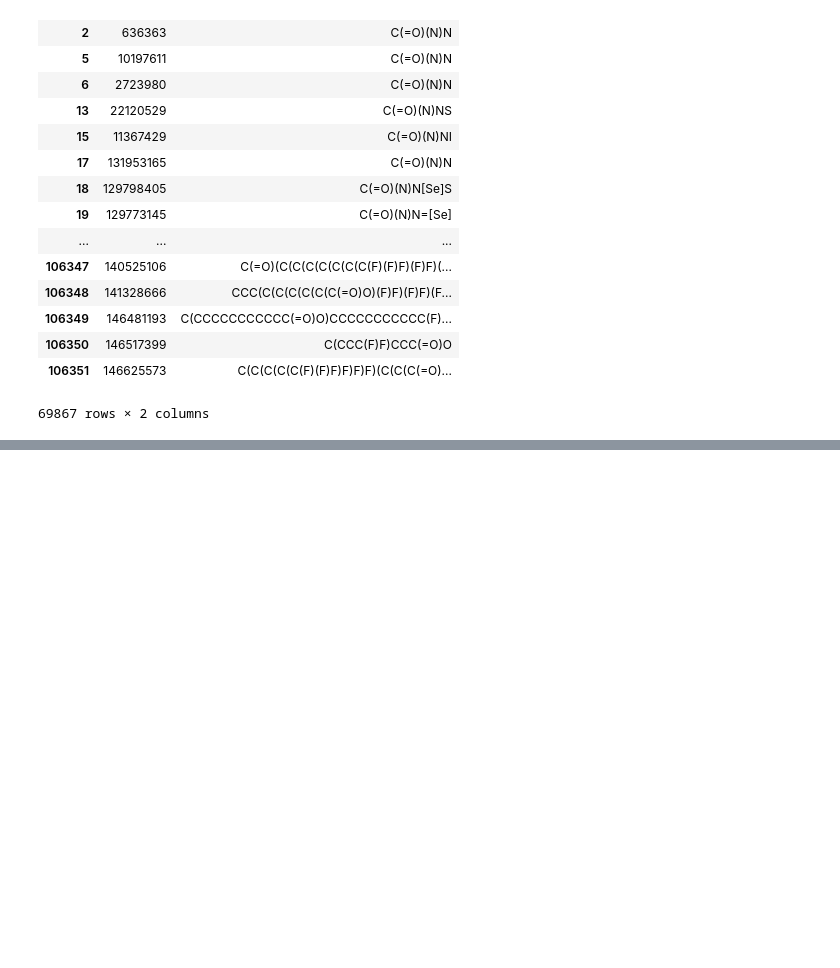
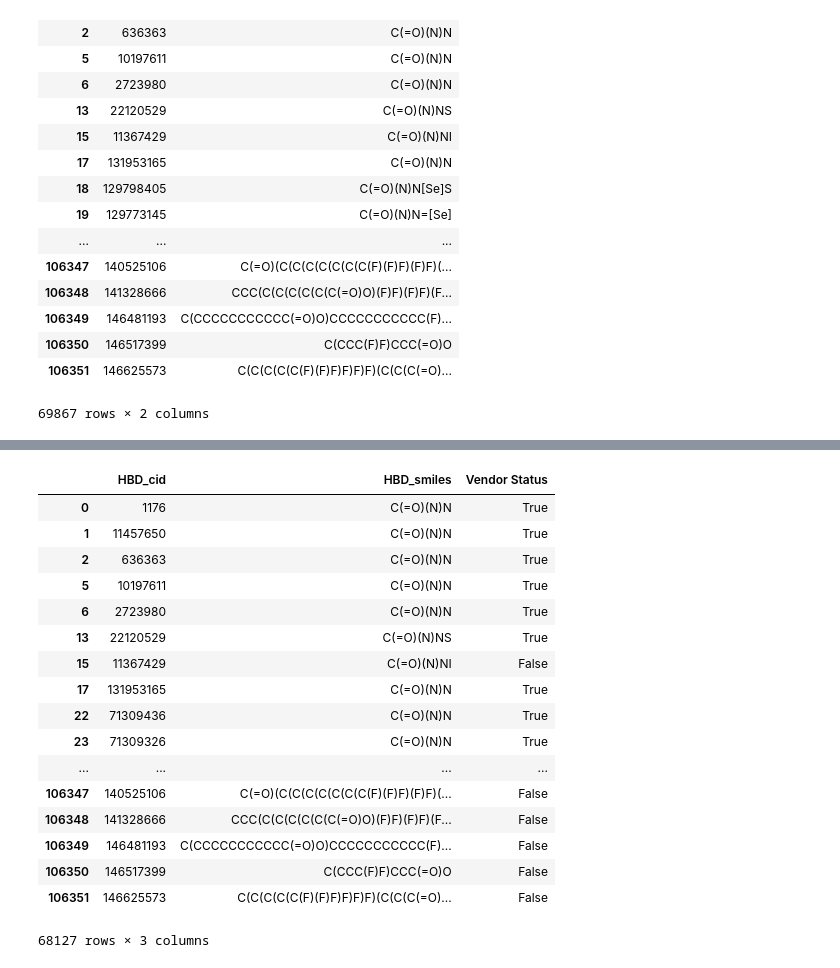
Before and after one commit to jrodguez/des-basis-set, a Jupyter notebook: scripts/pubchem/reducing_basis_set.ipynb, the cells around one changed output, grey strips where cells are left out. Saved outputs shown, nothing was run; the diff lists cells and outputs as text; code cells hidden in the pictures; blank space fills up the shorter version.

Commit message:
obtained vendor status information for all of the hba and hbd csv's. Fixed bug issues with vendor_status.py code

```diff
--- a/scripts/pubchem/reducing_basis_set.ipynb
+++ b/scripts/pubchem/reducing_basis_set.ipynb
@@ -149,0 +248,2 @@ from vendor_status import vendor_status
+# %%
+hbd_vendor = vendor_status(hbd, 'HBD_cid')
@@ -149,0 +268,21 @@ from vendor_status import vendor_status
+# %%
+hbd_vendor
+# %% [output]
+|  | HBD_cid | HBD_smiles | Vendor Status |
+| 0 | 1176 | C(=O)(N)N | True |
+| 1 | 11457650 | C(=O)(N)N | True |
+| 2 | 636363 | C(=O)(N)N | True |
+| 5 | 10197611 | C(=O)(N)N | True |
+| 6 | 2723980 | C(=O)(N)N | True |
+| 13 | 22120529 | C(=O)(N)NS | True |
+| 15 | 11367429 | C(=O)(N)NI | False |
+| 17 | 131953165 | C(=O)(N)N | True |
+| 22 | 71309436 | C(=O)(N)N | True |
+| 23 | 71309326 | C(=O)(N)N | True |
+| ... | ... | ... | ... |
+| 106347 | 140525106 | C(=O)(C(C(C(C(C(C(C(F)(F)F)(F)F)(... | False |
+| 106348 | 141328666 | CCC(C(C(C(C(C(C(=O)O)(F)F)(F)F)(F... | False |
+| 106349 | 146481193 | C(CCCCCCCCCCC(=O)O)CCCCCCCCCCC(F)... | False |
+| 106350 | 146517399 | C(CCC(F)F)CCC(=O)O | False |
+| 106351 | 146625573 | C(C(C(C(C(F)(F)F)F)F)F)(C(C(C(=O)... | False |
+68127 rows × 3 columns
```
Also changed, not shown: parts of 20 cells of this notebook, 3 other files.
